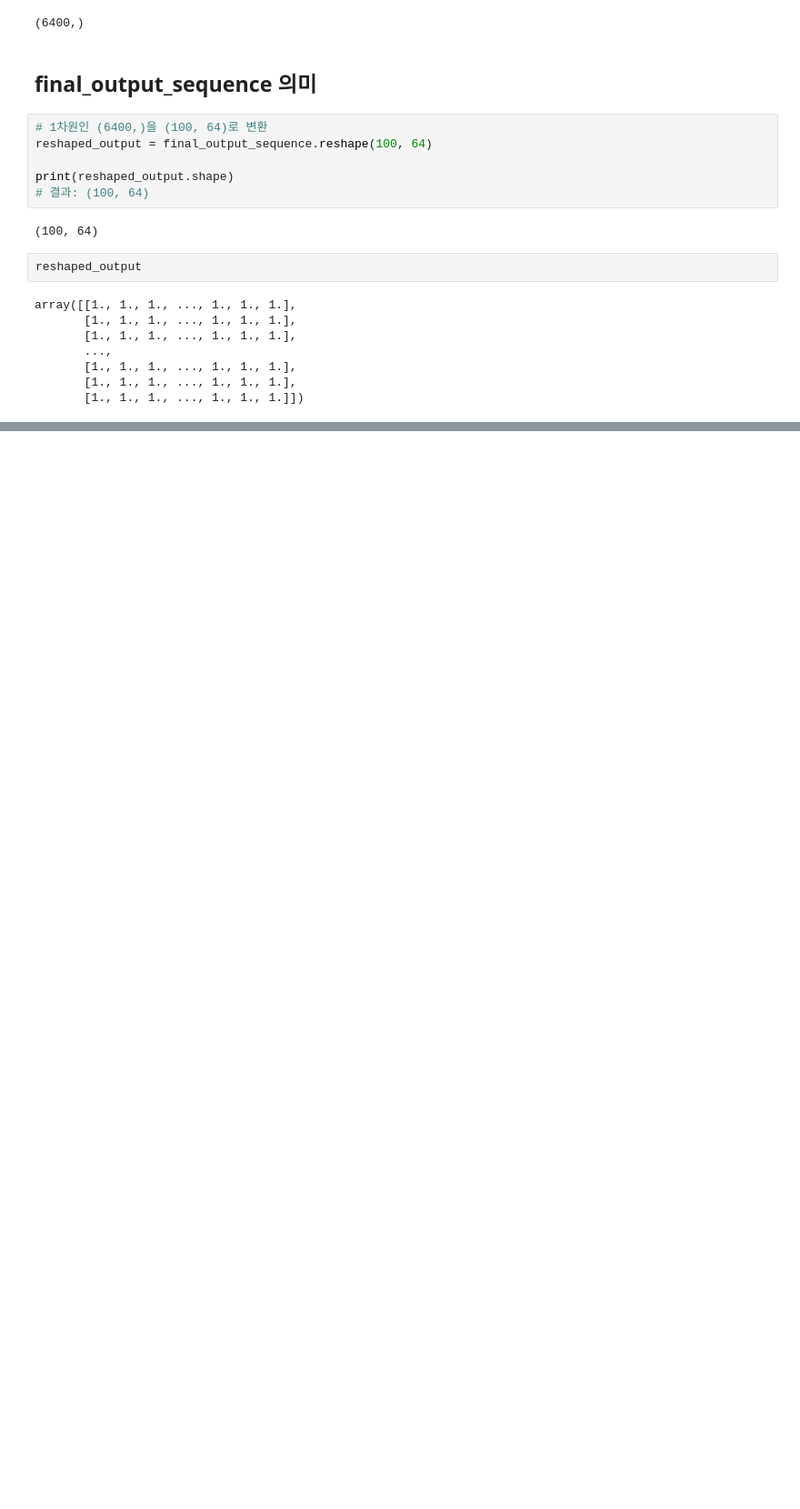
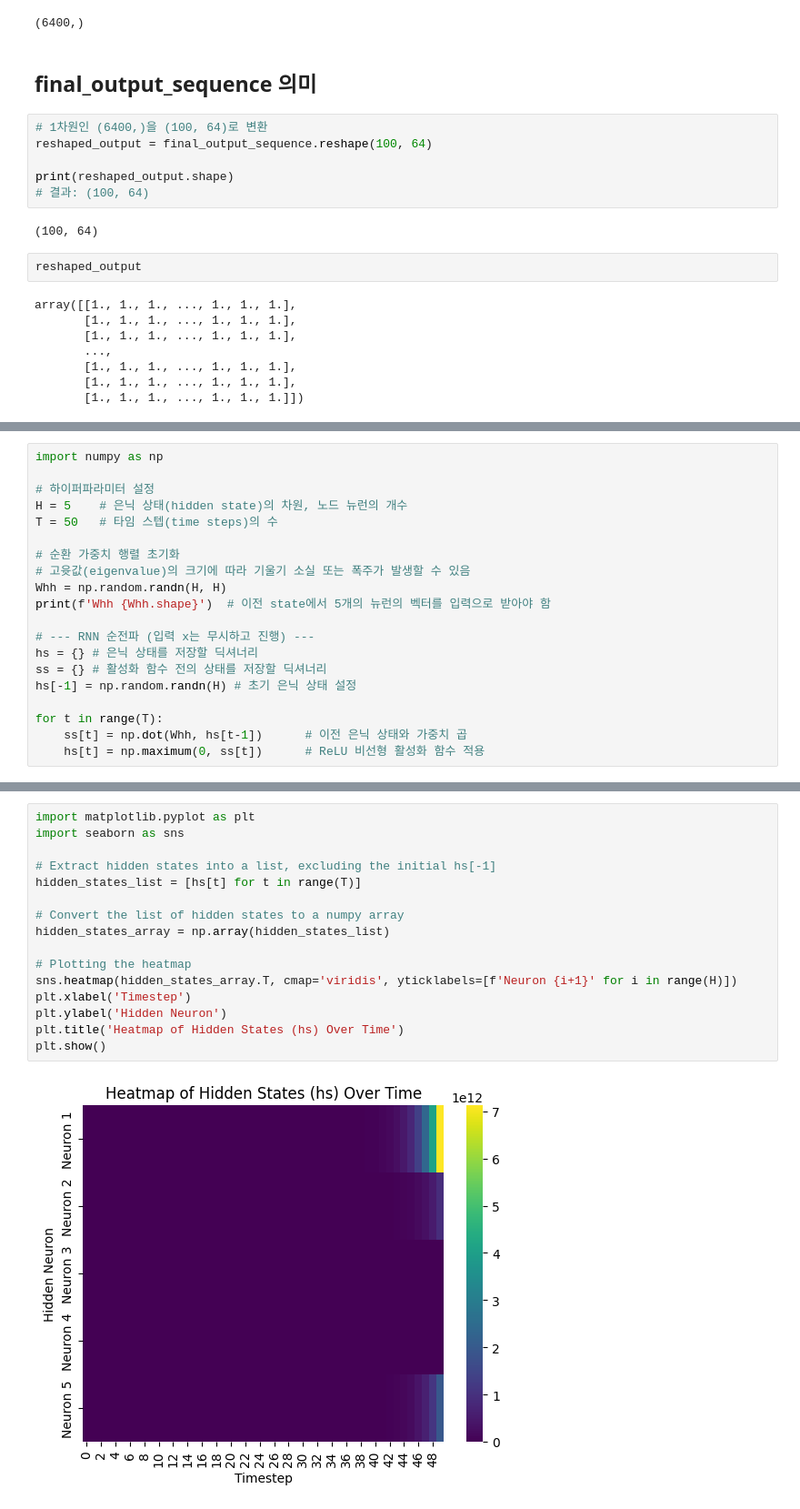
Before and after one commit to ancestor9/2025_Winter_Deep-Learning-with-TensorFlow, a Jupyter notebook: 20260121_05_RNN/Understanding_of_RNN.ipynb, the cells around one changed output, grey strips where cells are left out. Shown at 91% size. Drawn from its saved outputs; the diff is of its cells as text; blank space fills up the shorter version.

```diff
--- a/20260121_05_RNN/Understanding_of_RNN.ipynb
+++ b/20260121_05_RNN/Understanding_of_RNN.ipynb
@@ -155,0 +160,20 @@ array([[1., 1., 1., ..., 1., 1., 1.],
+# %%
+import numpy as np
+
+# 하이퍼파라미터 설정
+H = 5    # 은닉 상태(hidden state)의 차원, 노드 뉴런의 개수
+T = 50   # 타임 스텝(time steps)의 수
+
+# 순환 가중치 행렬 초기화
+# 고윳값(eigenvalue)의 크기에 따라 기울기 소실 또는 폭주가 발생할 수 있음
+Whh = np.random.randn(H, H)
+print(f'Whh {Whh.shape}')  # 이전 state에서 5개의 뉴런의 벡터를 입력으로 받아야 함
+
+# --- RNN 순전파 (입력 x는 무시하고 진행) ---
+hs = {} # 은닉 상태를 저장할 딕셔너리
+ss = {} # 활성화 함수 전의 상태를 저장할 딕셔너리
+hs[-1] = np.random.randn(H) # 초기 은닉 상태 설정
+
+for t in range(T):
+    ss[t] = np.dot(Whh, hs[t-1])      # 이전 은닉 상태와 가중치 곱
+    hs[t] = np.maximum(0, ss[t])      # ReLU 비선형 활성화 함수 적용
@@ -155,0 +230,18 @@ array([[1., 1., 1., ..., 1., 1., 1.],
+# %%
+import matplotlib.pyplot as plt
+import seaborn as sns
+
+# Extract hidden states into a list, excluding the initial hs[-1]
+hidden_states_list = [hs[t] for t in range(T)]
+
+# Convert the list of hidden states to a numpy array
+hidden_states_array = np.array(hidden_states_list)
+
+# Plotting the heatmap
+sns.heatmap(hidden_states_array.T, cmap='viridis', yticklabels=[f'Neuron {i+1}' for i in range(H)])
+plt.xlabel('Timestep')
+plt.ylabel('Hidden Neuron')
+plt.title('Heatmap of Hidden States (hs) Over Time')
+plt.show()
+# %% [output]
+[figure, added]
```
Also changed, not shown: parts of 10 cells of this notebook.
